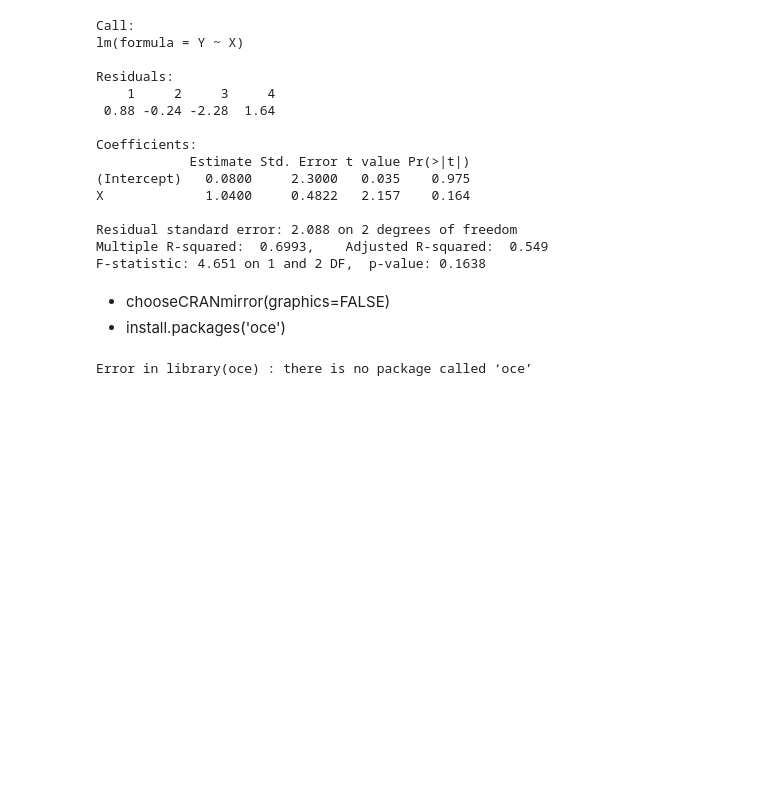
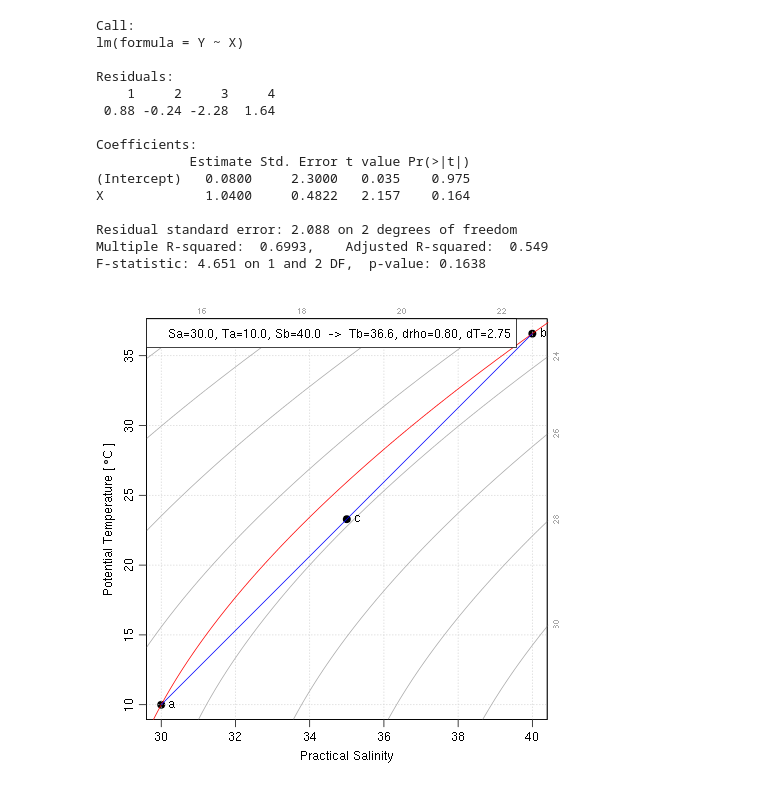
Before and after one commit to ocefpaf/whoi_talk, a Jupyter notebook: whoi_talk.ipynb, the cells around one changed output. Saved outputs shown, nothing was run; the diff lists cells and outputs as text; code cells hidden in the pictures; blank space fills up the shorter version.

```diff
--- a/whoi_talk.ipynb
+++ b/whoi_talk.ipynb
@@ -690,37 +655,21 @@ X             1.0400     0.4822   2.157    0.164
 Residual standard error: 2.088 on 2 degrees of freedom
 Multiple R-squared:  0.6993,    Adjusted R-squared:  0.549
 F-statistic: 4.651 on 1 and 2 DF,  p-value: 0.1638
-# %% [markdown]
-- chooseCRANmirror(graphics=FALSE)
-- install.packages('oce')
 # %%
 %%R
-
-Sa <- 30
-Ta <- 10
-Sb <- 40
-
 library(oce)
-
+Sa <- 30; Ta <- 10; Sb <- 40
 rho0 <- swRho(Sa, Ta, 0)
 Tb <- uniroot(function(T) rho0-swRho(Sb,T,0), lower=0, upper=100)$root
-Sc <- (Sa + Sb) /2
-Tc <- (Ta + Tb) /2
-
+Sc <- (Sa + Sb) /2; Tc <- (Ta + Tb) /2
 drho <- swRho(Sc, Tc, 0) - rho0
 dT <- drho / rho0 / swAlpha(Sc, Tc, 0)
-
 plotTS(as.ctd(c(Sa, Sb, Sc), c(Ta, Tb, Tc), 0), pch=20, cex=2)
 drawIsopycnals(levels=rho0, col="red", cex=0)
 segments(Sa, Ta, Sb, Tb, col="blue")
-text(Sb, Tb, "b", pos=4)
-text(Sa, Ta, "a", pos=4)
-text(Sc, Tc, "c", pos=4)
-legend("topleft",
-       legend=sprintf("Sa=%.1f, Ta=%.1f, Sb=%.1f  ->  Tb=%.1f, drho=%.2f, dT=%.2f",
-                      Sa, Ta, Sb, Tb, drho, dT),
-       bg="white")
+text(Sb, Tb, "b", pos=4); text(Sa, Ta, "a", pos=4); text(Sc, Tc, "c", pos=4)
+legend("topleft",legend=sprintf("Sa=%.1f, Ta=%.1f, Sb=%.1f  ->  Tb=%.1f, drho=%.2f, dT=%.2f",Sa, Ta, Sb, Tb, drho, dT),bg="white")
 # %% [output]
-Error in library(oce) : there is no package called ‘oce’
+[figure, added]
 # %%
 HTML(css)
```
Also changed, not shown: parts of 28 cells of this notebook.
